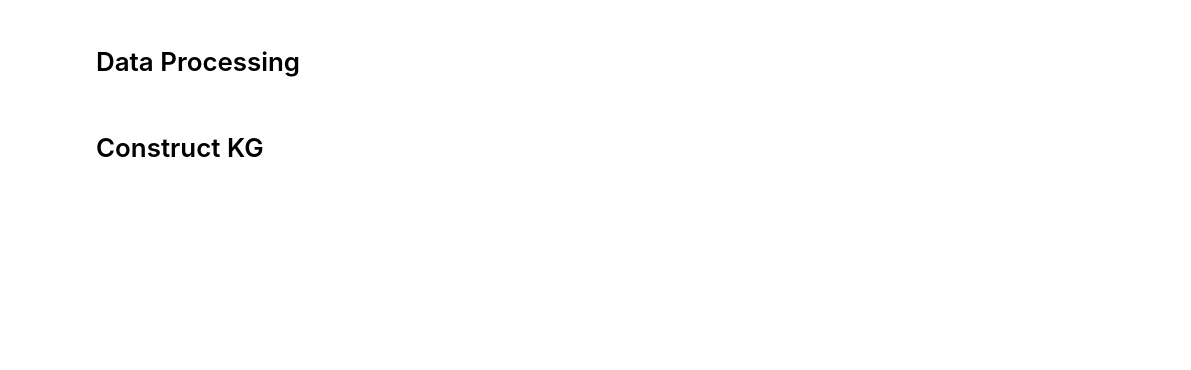
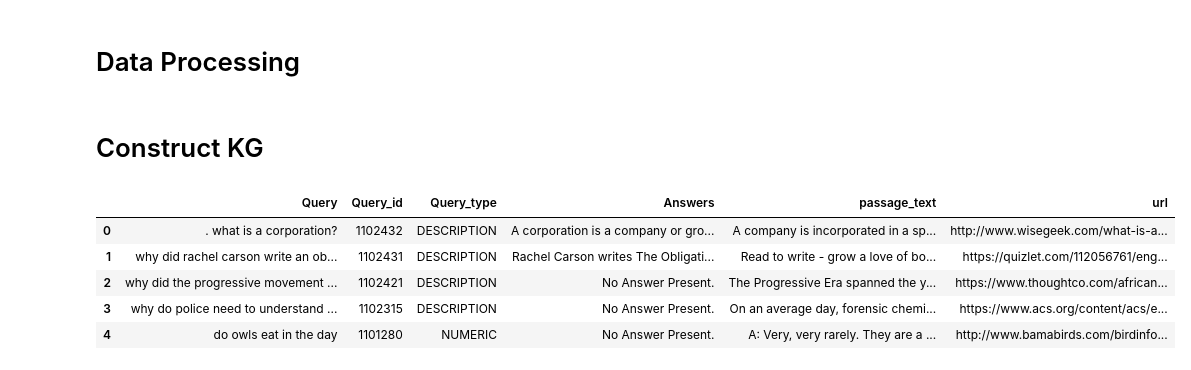
Before and after one commit to Tiny-Small/CS5284_Project, a Jupyter notebook: Milestone_1/KG_REBEL/kg.ipynb, the cells around one changed output. Drawn from its saved outputs; the diff is of its cells as text; code cells hidden in the pictures; blank space fills up the shorter version.

```diff
--- a/Milestone_1/KG_REBEL/kg.ipynb
+++ b/Milestone_1/KG_REBEL/kg.ipynb
@@ -279,6 +280,14 @@ parsed_data.to_csv("dataset.csv", index=False)
 # Construct KG
 # %%
 df = pd.read_csv("dataset.csv")
+df.head()
+# %% [output]
+|  | Query | Query_id | Query_type | Answers | passage_text | url |
+| 0 | . what is a corporation? | 1102432 | DESCRIPTION | A corporation is a company or gro... | A company is incorporated in a sp... | http://www.wisegeek.com/what-is-a... |
+| 1 | why did rachel carson write an ob... | 1102431 | DESCRIPTION | Rachel Carson writes The Obligati... | Read to write - grow a love of bo... | https://quizlet.com/112056761/eng... |
+| 2 | why did the progressive movement ... | 1102421 | DESCRIPTION | No Answer Present. | The Progressive Era spanned the y... | https://www.thoughtco.com/african... |
+| 3 | why do police need to understand ... | 1102315 | DESCRIPTION | No Answer Present. | On an average day, forensic chemi... | https://www.acs.org/content/acs/e... |
+| 4 | do owls eat in the day | 1101280 | NUMERIC | No Answer Present. | A: Very, very rarely. They are a ... | http://www.bamabirds.com/birdinfo... |
 # %%
 G = process_dataframe_and_build_kg(df)
 # %% [output]
```
Also changed, not shown: parts of 13 cells of this notebook, 1 other file.
